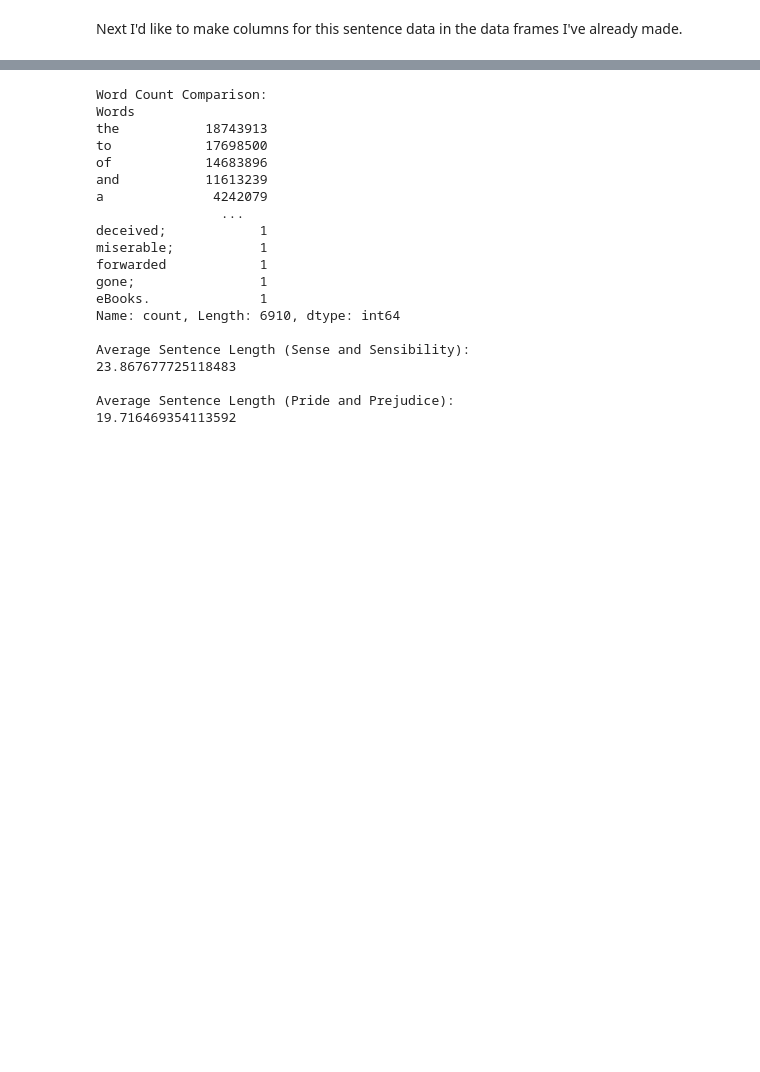
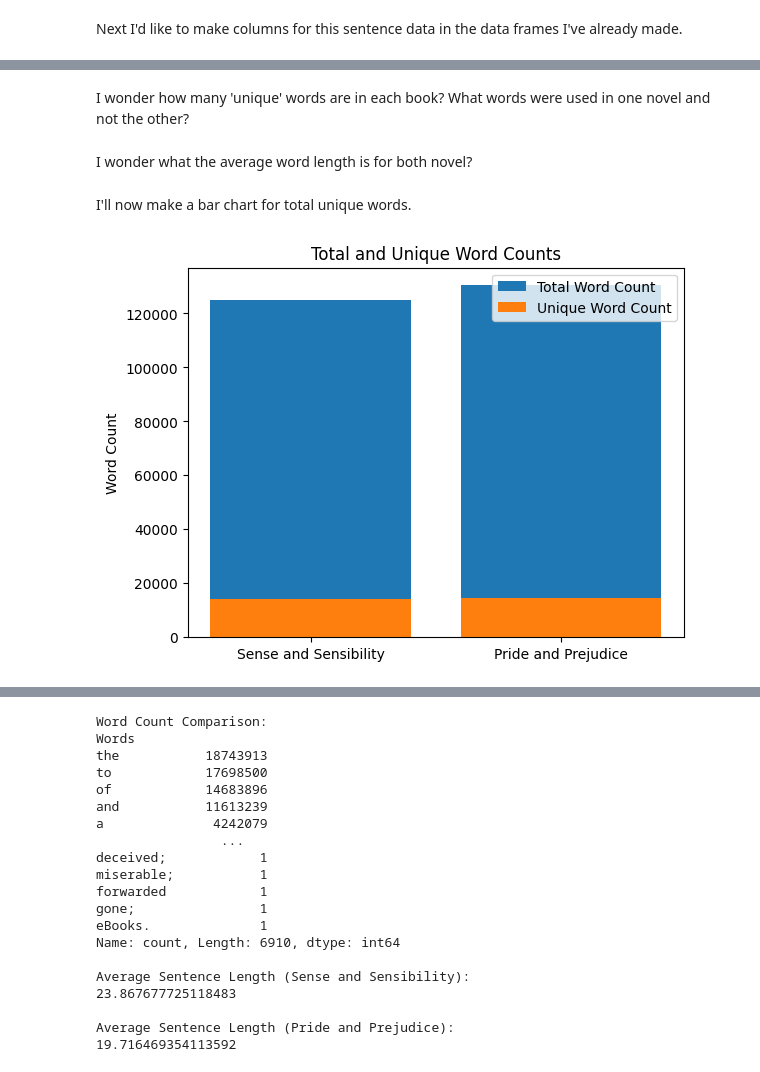
Before and after one commit to natinthegarden/project, a Jupyter notebook: .ipynb, the cells around one changed output, grey strips where cells are left out. Saved outputs shown, nothing was run; the diff lists cells and outputs as text; code cells hidden in the pictures; blank space fills up the shorter version.

Commit message:
plot and other changes

```diff
--- a/.ipynb
+++ b/.ipynb
@@ -91,0 +90,12 @@ pride_data_df = pd.DataFrame({
+# %%
+# Calculate total word count for each book
+total_word_count_sense = len(sense_words)
+total_word_count_pride = len(pride_words)
+# %% [markdown]
+I wonder how many 'unique' words are in each book? What words were used in one novel and not the other?
+# %%
+# Calculate unique word count for each book
+unique_word_count_sense = len(set(sense_words))
+unique_word_count_pride = len(set(pride_words))
+# %% [markdown]
+I wonder what the average word length is for both novel?
@@ -91,0 +106,13 @@ pride_data_df = pd.DataFrame({
+# %% [markdown]
+I'll now make a bar chart for total unique words.
+# %%
+# Plot bar chart for total and unique word counts
+fig, ax = plt.subplots()
+ax.bar(["Sense and Sensibility", "Pride and Prejudice"], [total_word_count_sense, total_word_count_pride], label='Total Word Count')
+ax.bar(["Sense and Sensibility", "Pride and Prejudice"], [unique_word_count_sense, unique_word_count_pride], label='Unique Word Count')
+ax.set_ylabel('Word Count')
+ax.legend()
+plt.title('Total and Unique Word Counts')
+plt.show()
+# %% [output]
+[figure, added]
```
Also changed, not shown: parts of 10 cells of this notebook.
